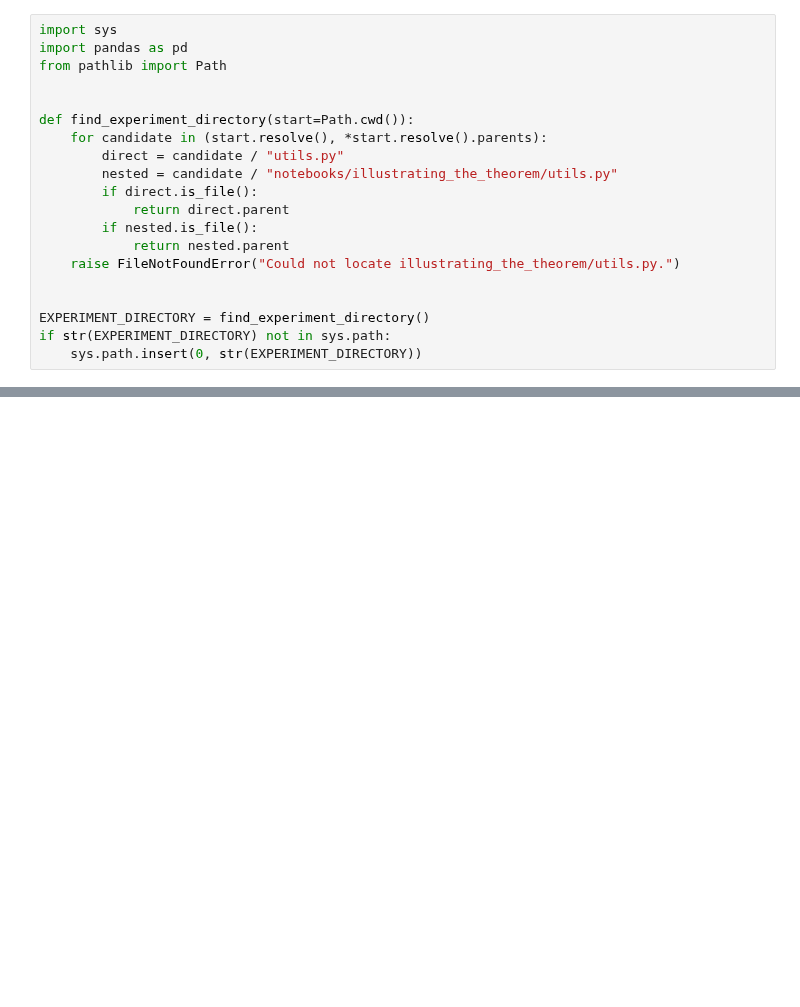
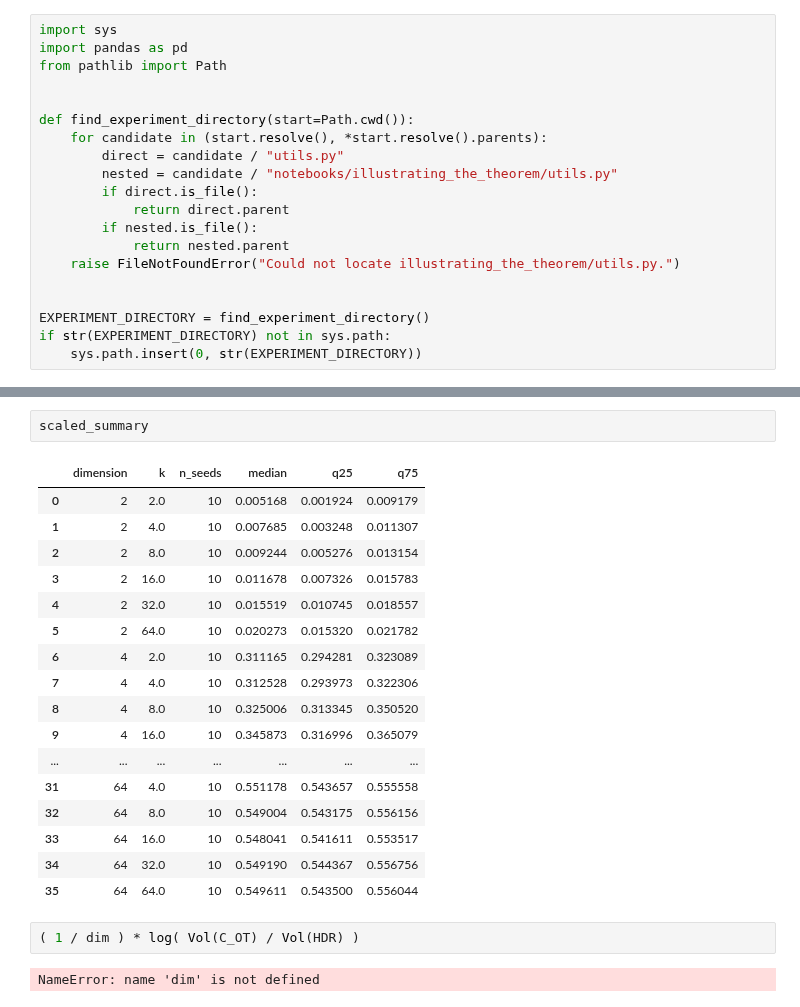
Before and after one commit to VldKnd/volume_optimal_conformal, a Jupyter notebook: notebooks/illustrating_the_theorem/results_visualization.ipynb, the cells around one changed output, grey strips where cells are left out. Saved outputs shown, nothing was run; the diff lists cells and outputs as text; blank space fills up the shorter version.

```diff
--- a/notebooks/illustrating_the_theorem/results_visualization.ipynb
+++ b/notebooks/illustrating_the_theorem/results_visualization.ipynb
@@ -130,0 +129,24 @@ plt.show()
+# %%
+scaled_summary
+# %% [output]
+|  | dimension | k | n_seeds | median | q25 | q75 |
+| 0 | 2 | 2.0 | 10 | 0.005168 | 0.001924 | 0.009179 |
+| 1 | 2 | 4.0 | 10 | 0.007685 | 0.003248 | 0.011307 |
+| 2 | 2 | 8.0 | 10 | 0.009244 | 0.005276 | 0.013154 |
+| 3 | 2 | 16.0 | 10 | 0.011678 | 0.007326 | 0.015783 |
+| 4 | 2 | 32.0 | 10 | 0.015519 | 0.010745 | 0.018557 |
+| 5 | 2 | 64.0 | 10 | 0.020273 | 0.015320 | 0.021782 |
+| 6 | 4 | 2.0 | 10 | 0.311165 | 0.294281 | 0.323089 |
+| 7 | 4 | 4.0 | 10 | 0.312528 | 0.293973 | 0.322306 |
+| 8 | 4 | 8.0 | 10 | 0.325006 | 0.313345 | 0.350520 |
+| 9 | 4 | 16.0 | 10 | 0.345873 | 0.316996 | 0.365079 |
+| ... | ... | ... | ... | ... | ... | ... |
+| 31 | 64 | 4.0 | 10 | 0.551178 | 0.543657 | 0.555558 |
+| 32 | 64 | 8.0 | 10 | 0.549004 | 0.543175 | 0.556156 |
+| 33 | 64 | 16.0 | 10 | 0.548041 | 0.541611 | 0.553517 |
+| 34 | 64 | 32.0 | 10 | 0.549190 | 0.544367 | 0.556756 |
+| 35 | 64 | 64.0 | 10 | 0.549611 | 0.543500 | 0.556044 |
+# %%
+( 1 / dim ) * log( Vol(C_OT) / Vol(HDR) )
+# %% [output]
+NameError: name 'dim' is not defined
```
Also changed, not shown: parts of 4 cells of this notebook, 19 other files.
